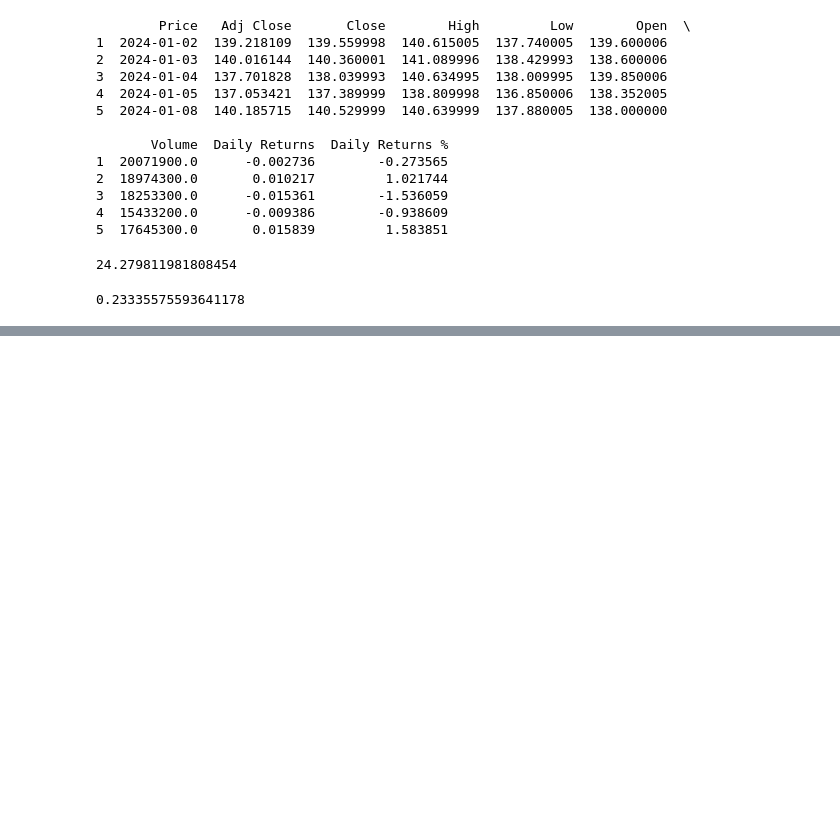
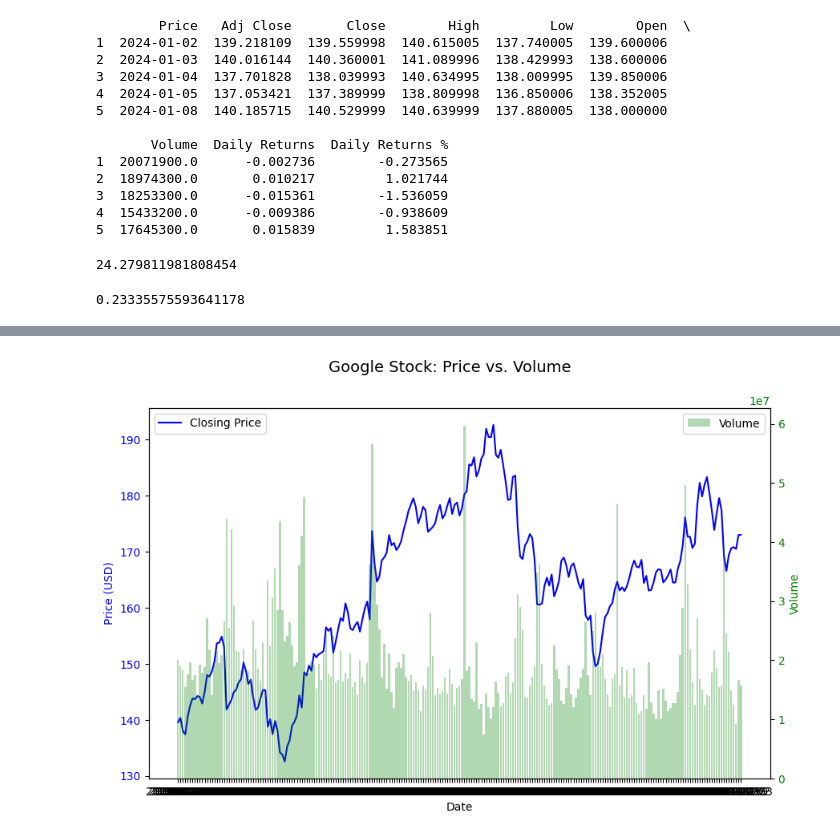
Before and after one commit to YazRaso/Google-Stock-Analyzer, a Jupyter notebook: project.ipynb, the cells around one changed output, grey strips where cells are left out. Drawn from its saved outputs; the diff is of its cells as text; code cells hidden in the pictures; blank space fills up the shorter version.

```diff
--- a/project.ipynb
+++ b/project.ipynb
@@ -121,0 +205,23 @@ mar_volume_traded = df["Volume"].iloc[feb_end+1:mar_end+1].sum()
+# %%
+fig, ax1 = plt.subplots(figsize=(10, 6))
+
+# Plot the stock price (line chart)
+ax1.plot(df['Price'], df['Close'], color='blue', label='Closing Price')
+ax1.set_xlabel('Date')  # Label reflects the datetime on x-axis
+ax1.set_ylabel('Price (USD)', color='blue')
+ax1.tick_params(axis='y', labelcolor='blue')
+
+# Create a secondary axis for volume
+ax2 = ax1.twinx()
+ax2.bar(df['Price'], df['Volume'], color='green', alpha=0.3, label='Volume')
+ax2.set_ylabel('Volume', color='green')
+ax2.tick_params(axis='y', labelcolor='green')
+
+# Add a title and legend
+fig.suptitle('Google Stock: Price vs. Volume', fontsize=14)
+ax1.legend(loc='upper left')
+ax2.legend(loc='upper right')
+
+plt.show()
+# %% [output]
+[figure, added]
```
Also changed, not shown: parts of 7 cells of this notebook.
